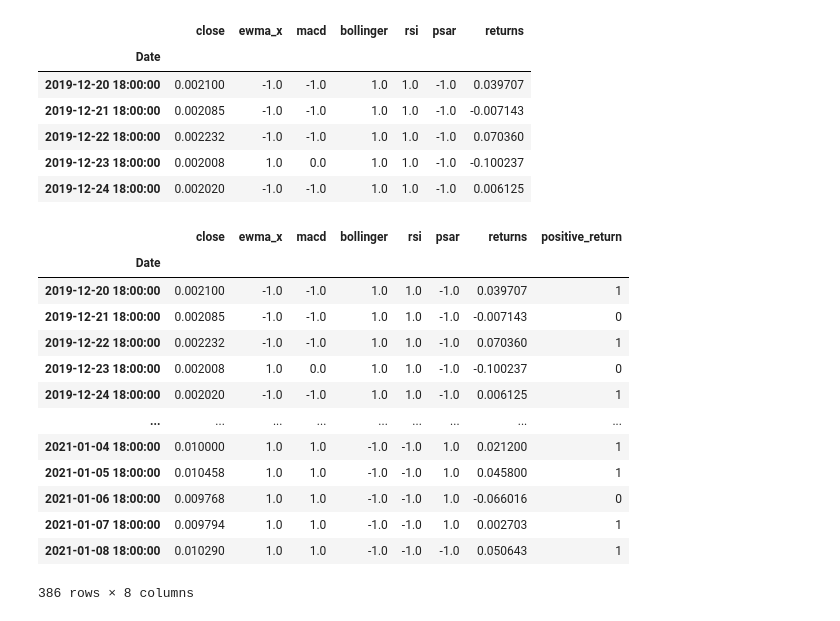
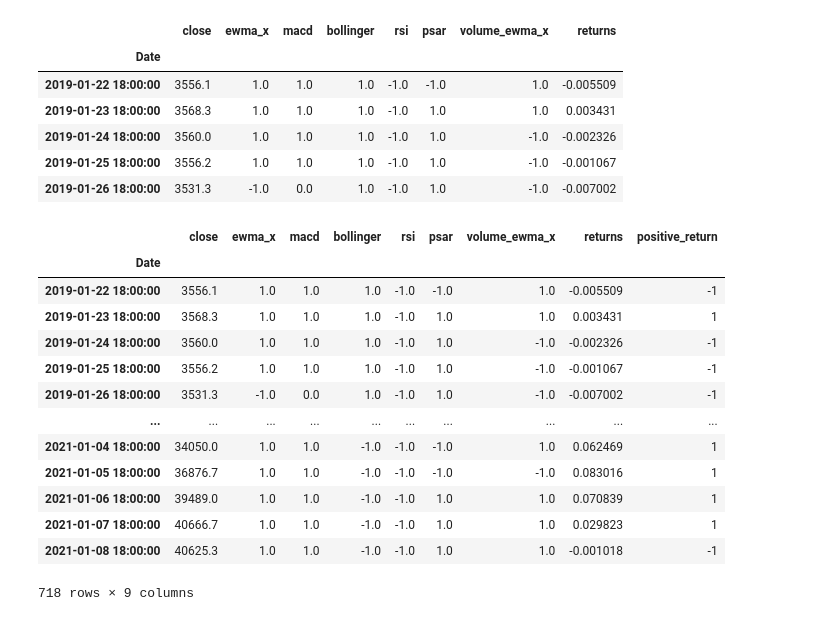
Before and after one commit to stew1922/Crypto_Bandyts, a Jupyter notebook: libs/notebooks/travis.ipynb, the cells around one changed output. Cells and saved outputs as stored; diff of their text form; code cells hidden in the pictures.

```diff
--- a/libs/notebooks/travis.ipynb
+++ b/libs/notebooks/travis.ipynb
@@ -52,8 +69,8 @@ technical_signals = technical_indicator_signal('xdg')
 
 # btc_df['trade'] = np.where(btc_df.signal >= trade_cutoff, 1, 0)
 
-btc_df.dropna(inplace=True)
-btc_df.drop(columns=['signal'], inplace=True)
-btc_df['returns'] = btc_df.close.pct_change()
-btc_df.tail()
+technical_signals.dropna(inplace=True)
+technical_signals.drop(columns=['signal'], inplace=True)
+technical_signals['returns'] = technical_signals.close.pct_change()
+technical_signals.tail()
 # %% [output]
@@ -67,10 +84,10 @@ btc_df.tail()
 # %%
 # create a random forest model for signal weights
-x_var_list = ['ewma_x', 'macd', 'bollinger', 'rsi', 'psar']
+x_var_list = ['ewma_x', 'macd', 'bollinger', 'rsi', 'psar', 'volume_ewma_x']
 # %%
 days_to_forecast = 1
 
-shifted_df = btc_df
-shifted_df[x_var_list] = shifted_df[x_var_list].shift(days_to_forecast)
-shifted_df.tail()
+training_df = technical_signals
+training_df[x_var_list] = training_df[x_var_list].shift(days_to_forecast)
+training_df.tail()
 # %% [output]
@@ -84,35 +101,35 @@ shifted_df.tail()
 # %%
-shifted_df.dropna(subset=x_var_list, inplace=True)
-shifted_df.dropna(subset=['returns'], inplace=True)
-shifted_df = shifted_df.replace([np.inf, -np.inf], np.nan)
-shifted_df.head()
+training_df.dropna(subset=x_var_list, inplace=True)
+training_df.dropna(subset=['returns'], inplace=True)
+training_df = training_df.replace([np.inf, -np.inf], np.nan)
+training_df.head()
 # %% [output]
-|  | close | ewma_x | macd | bollinger | rsi | psar | returns |
-| Date |  |  |  |  |  |  |  |
-| 2019-12-20 18:00:00 | 0.002100 | -1.0 | -1.0 | 1.0 | 1.0 | -1.0 | 0.039707 |
-| 2019-12-21 18:00:00 | 0.002085 | -1.0 | -1.0 | 1.0 | 1.0 | -1.0 | -0.007143 |
-| 2019-12-22 18:00:00 | 0.002232 | -1.0 | -1.0 | 1.0 | 1.0 | -1.0 | 0.070360 |
-| 2019-12-23 18:00:00 | 0.002008 | 1.0 | 0.0 | 1.0 | 1.0 | -1.0 | -0.100237 |
-| 2019-12-24 18:00:00 | 0.002020 | -1.0 | -1.0 | 1.0 | 1.0 | -1.0 | 0.006125 |
+|  | close | ewma_x | macd | bollinger | rsi | psar | volume_ewma_x | returns |
+| Date |  |  |  |  |  |  |  |  |
+| 2019-01-22 18:00:00 | 3556.1 | 1.0 | 1.0 | 1.0 | -1.0 | -1.0 | 1.0 | -0.005509 |
+| 2019-01-23 18:00:00 | 3568.3 | 1.0 | 1.0 | 1.0 | -1.0 | 1.0 | 1.0 | 0.003431 |
+| 2019-01-24 18:00:00 | 3560.0 | 1.0 | 1.0 | 1.0 | -1.0 | 1.0 | -1.0 | -0.002326 |
+| 2019-01-25 18:00:00 | 3556.2 | 1.0 | 1.0 | 1.0 | -1.0 | 1.0 | -1.0 | -0.001067 |
+| 2019-01-26 18:00:00 | 3531.3 | -1.0 | 0.0 | 1.0 | -1.0 | 1.0 | -1.0 | -0.007002 |
 # %%
 # make returns binary -- above 0 == 1, equal to or below 0 == 0
-shifted_df['positive_return'] = np.where(shifted_df.returns > 0, 1, 0)
-shifted_df
+training_df['positive_return'] = np.where(training_df.returns > 0, 1, -1)
+training_df
 # %% [output]
-|  | close | ewma_x | macd | bollinger | rsi | psar | returns | positive_return |
-| Date |  |  |  |  |  |  |  |  |
-| 2019-12-20 18:00:00 | 0.002100 | -1.0 | -1.0 | 1.0 | 1.0 | -1.0 | 0.039707 | 1 |
-| 2019-12-21 18:00:00 | 0.002085 | -1.0 | -1.0 | 1.0 | 1.0 | -1.0 | -0.007143 | 0 |
-| 2019-12-22 18:00:00 | 0.002232 | -1.0 | -1.0 | 1.0 | 1.0 | -1.0 | 0.070360 | 1 |
-| 2019-12-23 18:00:00 | 0.002008 | 1.0 | 0.0 | 1.0 | 1.0 | -1.0 | -0.100237 | 0 |
-| 2019-12-24 18:00:00 | 0.002020 | -1.0 | -1.0 | 1.0 | 1.0 | -1.0 | 0.006125 | 1 |
-| ... | ... | ... | ... | ... | ... | ... | ... | ... |
-| 2021-01-04 18:00:00 | 0.010000 | 1.0 | 1.0 | -1.0 | -1.0 | 1.0 | 0.021200 | 1 |
-| 2021-01-05 18:00:00 | 0.010458 | 1.0 | 1.0 | -1.0 | -1.0 | 1.0 | 0.045800 | 1 |
-| 2021-01-06 18:00:00 | 0.009768 | 1.0 | 1.0 | -1.0 | -1.0 | 1.0 | -0.066016 | 0 |
-| 2021-01-07 18:00:00 | 0.009794 | 1.0 | 1.0 | -1.0 | -1.0 | 1.0 | 0.002703 | 1 |
-| 2021-01-08 18:00:00 | 0.010290 | 1.0 | 1.0 | -1.0 | -1.0 | -1.0 | 0.050643 | 1 |
+|  | close | ewma_x | macd | bollinger | rsi | psar | volume_ewma_x | returns | positive_return |
+| Date |  |  |  |  |  |  |  |  |  |
+| 2019-01-22 18:00:00 | 3556.1 | 1.0 | 1.0 | 1.0 | -1.0 | -1.0 | 1.0 | -0.005509 | -1 |
+| 2019-01-23 18:00:00 | 3568.3 | 1.0 | 1.0 | 1.0 | -1.0 | 1.0 | 1.0 | 0.003431 | 1 |
+| 2019-01-24 18:00:00 | 3560.0 | 1.0 | 1.0 | 1.0 | -1.0 | 1.0 | -1.0 | -0.002326 | -1 |
+| 2019-01-25 18:00:00 | 3556.2 | 1.0 | 1.0 | 1.0 | -1.0 | 1.0 | -1.0 | -0.001067 | -1 |
+| 2019-01-26 18:00:00 | 3531.3 | -1.0 | 0.0 | 1.0 | -1.0 | 1.0 | -1.0 | -0.007002 | -1 |
+| ... | ... | ... | ... | ... | ... | ... | ... | ... | ... |
+| 2021-01-04 18:00:00 | 34050.0 | 1.0 | 1.0 | -1.0 | -1.0 | -1.0 | 1.0 | 0.062469 | 1 |
+| 2021-01-05 18:00:00 | 36876.7 | 1.0 | 1.0 | -1.0 | -1.0 | -1.0 | -1.0 | 0.083016 | 1 |
+| 2021-01-06 18:00:00 | 39489.0 | 1.0 | 1.0 | -1.0 | -1.0 | 1.0 | 1.0 | 0.070839 | 1 |
+| 2021-01-07 18:00:00 | 40666.7 | 1.0 | 1.0 | -1.0 | -1.0 | 1.0 | 1.0 | 0.029823 | 1 |
+| 2021-01-08 18:00:00 | 40625.3 | 1.0 | 1.0 | -1.0 | -1.0 | 1.0 | 1.0 | -0.001018 | -1 |
-386 rows × 8 columns
+718 rows × 9 columns
 # %%
 training_per = 0.6
 
```
Also changed, not shown: parts of 14 cells of this notebook, 2 other files.
